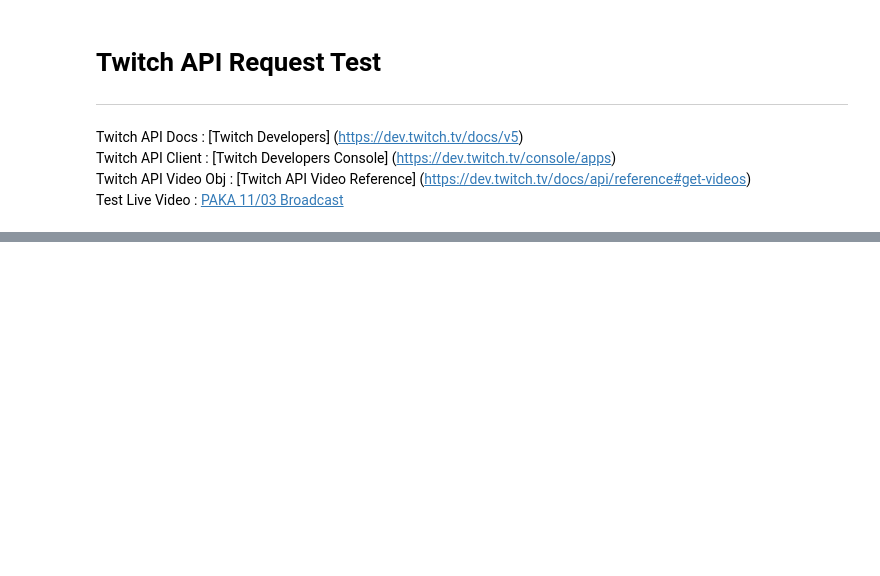
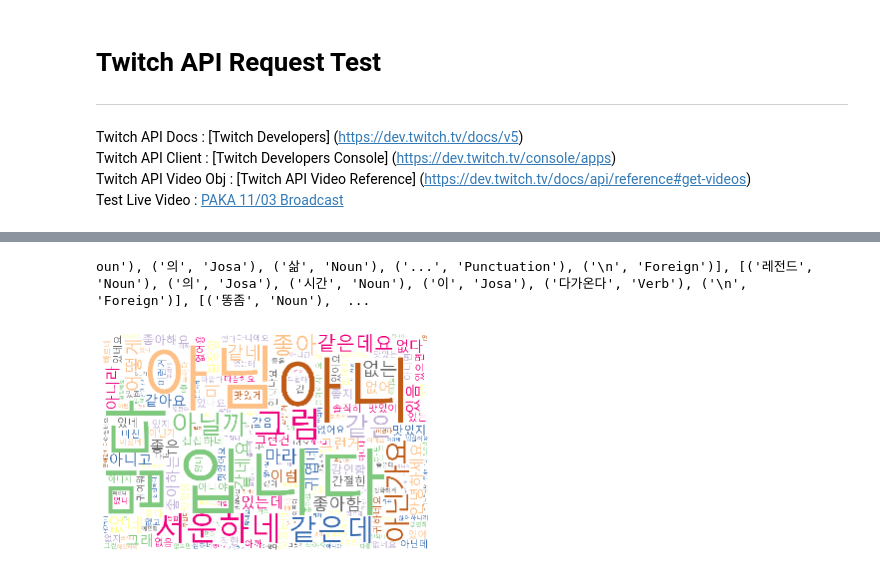
Before and after one commit to kimDaeGeon/LiveAutoClip, a Jupyter notebook: LiveAutoClip.ipynb, the cells around one changed output, grey strips where cells are left out. Drawn from its saved outputs; the diff is of its cells as text; code cells hidden in the pictures; blank space fills up the shorter version.

```diff
--- a/LiveAutoClip.ipynb
+++ b/LiveAutoClip.ipynb
@@ -51,0 +83,26 @@ while True:
+# %%
+# Open Txt File
+chat_string = open("chat_string.txt", mode="r", encoding="utf-8-sig")
+chat_list = chat_string.readlines()
+chat_string.close()
+# %%
+# Analyze Words Morphs (형태소 분석)
+twitter = Twitter()
+morphs = list()
+
+for sentence in chat_list:
+    morphs.append(twitter.pos(sentence))
+print(morphs)
+# %% [output]
+oun'), ('의', 'Josa'), ('삶', 'Noun'), ('...', 'Punctuation'), ('\n', 'Foreign')], [('레전드', 'Noun'), ('의', 'Josa'), ('시간', 'Noun'), ('이', 'Josa'), ('다가온다', 'Verb'), ('\n', 'Foreign')], [('똥좀', 'Noun'),  ...
+# %%
+# Extract Words
+extracted_words = list()
+
+for sentence in morphs:
+    for word, tag in sentence:
+        if ((tag not in "Foreign") or (tag not in "Josa") or (tag not in "Alpha") or (tag not in "KoreanParticle") or (tag not in "Punctuation")) and ('\n' not in word) and (tag in "Adjective"):
+            extracted_words.append(word)
+# %%
+count = Counter(extracted_words)
+words = dict(count.most_common())
@@ -51,0 +123,8 @@ while True:
+# %%
+wordcloud = WordCloud(font_path = 'C:/Windows/Fonts/malgun.ttf', background_color='white',colormap = "Accent_r", width=1500, height=1000).generate_from_frequencies(words)
+
+plt.imshow(wordcloud)
+plt.axis('off')
+plt.show()
+# %% [output]
+[figure, added]
```
Also changed, not shown: parts of 11 cells of this notebook, 4 other files.
